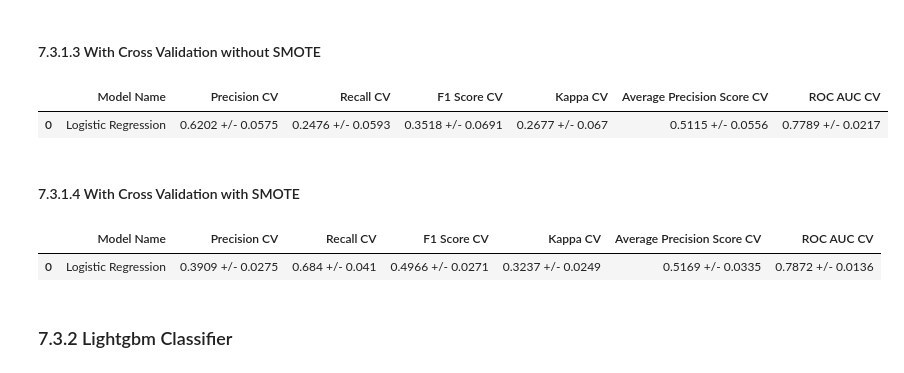
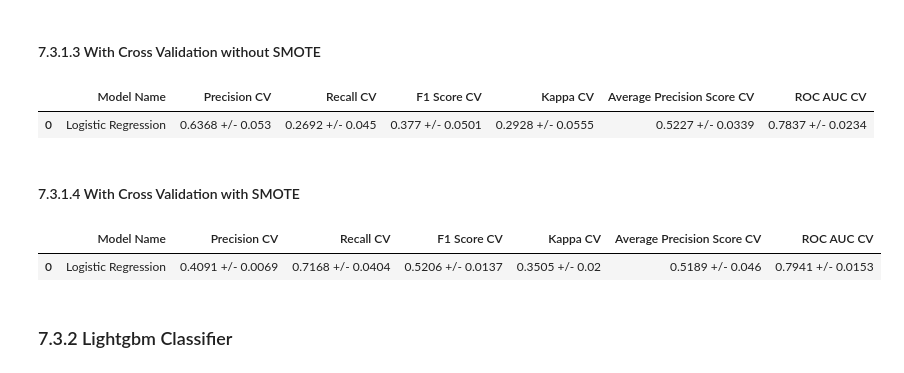
Before and after one commit to FabioCaffarello/Churn-Prediction-TopBank, a Jupyter notebook: 02-Notebooks/02-Scond_Cycle_CRISP/workflow_complete.ipynb, the cells around one changed output. Saved outputs shown, nothing was run; the diff lists cells and outputs as text; code cells hidden in the pictures.

```diff
--- a/02-Notebooks/02-Scond_Cycle_CRISP/workflow_complete.ipynb
+++ b/02-Notebooks/02-Scond_Cycle_CRISP/workflow_complete.ipynb
@@ -1579,23 +1597,23 @@ model_lr_result.head()
 # %%
 # Model
 model_lr = LogisticRegression()
 # Performance
-model_lr_result_cv = cross_validation(df_train, 10, 'Logistic Regression', model_lr, verbose=False)
+model_lr_result_cv = cross_validation(df_train, 5, 'Logistic Regression', model_lr, verbose=False)
 model_lr_result_cv.head()
 # %% [output]
 |  | Model Name | Precision CV | Recall CV | F1 Score CV | Kappa CV | Average Precision Score CV | ROC AUC CV |
-| 0 | Logistic Regression | 0.6202 +/- 0.0575 | 0.2476 +/- 0.0593 | 0.3518 +/- 0.0691 | 0.2677 +/- 0.067 | 0.5115 +/- 0.0556 | 0.7789 +/- 0.0217 |
+| 0 | Logistic Regression | 0.6368 +/- 0.053 | 0.2692 +/- 0.045 | 0.377 +/- 0.0501 | 0.2928 +/- 0.0555 | 0.5227 +/- 0.0339 | 0.7837 +/- 0.0234 |
 # %% [markdown]
 #### 7.3.1.4 With Cross Validation with SMOTE
 # %%
 # Model
 model_lr = LogisticRegression()
 # Performance
-model_lr_result_cv = cross_validation(df_train, 10, 'Logistic Regression', model_lr, resample=True, verbose=False)
+model_lr_result_cv = cross_validation(df_train, 5, 'Logistic Regression', model_lr, resample=True, verbose=False)
 model_lr_result_cv.head()
 # %% [output]
 |  | Model Name | Precision CV | Recall CV | F1 Score CV | Kappa CV | Average Precision Score CV | ROC AUC CV |
-| 0 | Logistic Regression | 0.3909 +/- 0.0275 | 0.684 +/- 0.041 | 0.4966 +/- 0.0271 | 0.3237 +/- 0.0249 | 0.5169 +/- 0.0335 | 0.7872 +/- 0.0136 |
+| 0 | Logistic Regression | 0.4091 +/- 0.0069 | 0.7168 +/- 0.0404 | 0.5206 +/- 0.0137 | 0.3505 +/- 0.02 | 0.5189 +/- 0.046 | 0.7941 +/- 0.0153 |
 # %% [markdown]
 ### 7.3.2 Lightgbm Classifier
 # %% [markdown]
```
Also changed, not shown: parts of 113 cells of this notebook.
